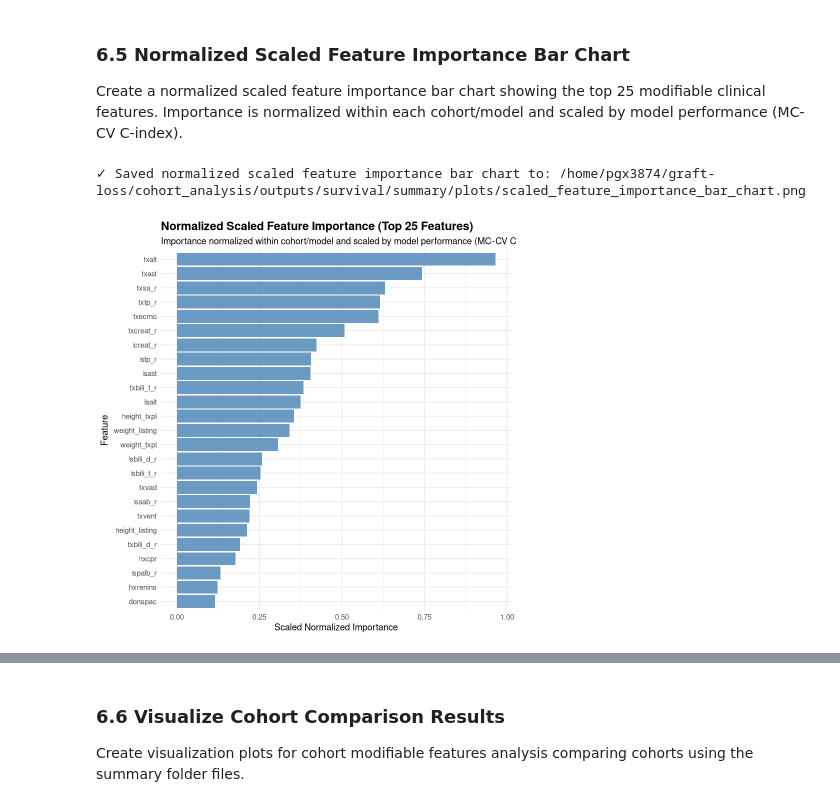
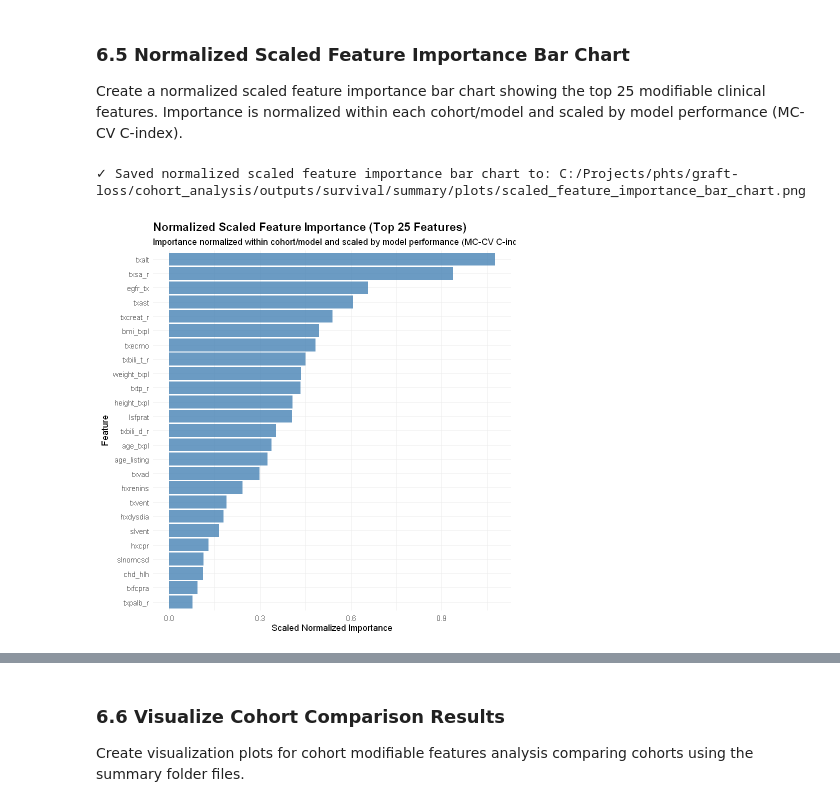
Before and after one commit to Jerome3590/phts, a Jupyter notebook: graft-loss/cohort_analysis/graft_loss_clinical_cohort_survival.ipynb, the cells around one changed output, grey strips where cells are left out. Cells and saved outputs as stored; diff of their text form; code cells hidden in the pictures.

Commit message:
Update cohort survival notebook, derived features, and cohort visualizations

```diff
--- a/graft-loss/cohort_analysis/graft_loss_clinical_cohort_survival.ipynb
+++ b/graft-loss/cohort_analysis/graft_loss_clinical_cohort_survival.ipynb
@@ -782,13 +819,10 @@ Execute MC-CV for all methods and periods
 - **1000 splits (extended run):** Linearly more expensive; expect roughly 8–10× the 100-split time.
 - **Note:** You can run each period separately by uncommenting only one `period_name` at a time, or reduce the number of methods/periods to shorten runtime further. Default is all methods for full dataset (all periods)
 # %%
-# Select periods and methods to run
-# In DEBUG_MODE, only run original period for speed
-period_names <- if (DEBUG_MODE) {
-  c("original")  # Debug: just one period (~2-5 min)
-} else {
-  c("original", "full", "full_no_covid")  # Full: all periods (~30-45 min)
-}
+# Select periods and methods to run for global (by-period) MC-CV
+# Cohort-only run: disable global MC-CV by default
+# To re-enable, set e.g. period_names <- c("full") or c("original", "full", "full_no_covid")
+period_names <- character(0)
 
 # Methods to run. Use wrapper functions from survival_helpers.R for consistency.
 # Includes RSF, AORSF, CatBoost, XGBoost, and XGBoost RF.
@@ -987,9 +1014,13 @@ library(DT)
 # EFFICIENCY FIX: Filter to modifiable features BEFORE expensive data preparation
 # This avoids processing hundreds of columns we don't need
 
-# First, identify which columns we need: modifiable features + time/status + primary_etiology (for cohort filtering)
+# First, identify which columns we need: clinical features + time/status + primary_etiology (for cohort filtering)
+# Include modifiable features plus key non-modifiable context features (age, hxsurg, chd_hlh, lsfprat)
+forced_context_features <- c("age_listing", "age_txpl", "hxsurg", "chd_hlh", "lsfprat")
+clinical_feature_set <- unique(c(modifiable_features, forced_context_features))
+
 required_cols <- c(
-  modifiable_features,  # Modifiable clinical features
+  clinical_feature_set,  # Clinical feature candidates
   "primary_etiology",   # Needed for cohort filtering
   "outcome_int_graft_loss", "outcome_graft_loss",  # Needed to create time/status
   "int_graft_loss", "graft_loss"  # Alternative names for time/status
@@ -1075,7 +1109,7 @@ cat(sprintf("\nCohort MC-CV configuration: %d splits, %.0f/%.0f train/test split
             cohort_mc_n_splits, cohort_mc_train_prop * 100, (1 - cohort_mc_train_prop) * 100))
 
 # Define output directories (needed for idempotency check)
-output_dir_base <- here("cohort_analysis", "outputs", "survival")
+output_dir_base <- get_survival_output_dir()
 summary_dir <- file.path(output_dir_base, "summary")
 
 cohort_mc_metrics_rows    <- list()
@@ -1204,9 +1238,29 @@ if (SKIP_EXISTING_OUTPUTS && file.exists(cohort_mc_cv_file)) {
 
     df <- cohorts[[cohort_name]]
 
-    # Data already filtered to modifiable features in Section 6.2
+    # Data already filtered to clinical features in Section 6.2
     # Just need to ensure time/status are valid and select relevant columns
     feature_cols <- intersect(modifiable_features, names(df))
+
+    # Prioritize "at transplant" labs over "at listing" labs in the modeling feature set
+    # If both transplant and listing versions exist, keep only the transplant version
+    transplant_preferred_pairs <- c(
+      "lcreat_r"      = "txcreat_r",
+      "lsast"         = "txast",
+      "lsalt"         = "txalt",
+      "lsbili_d_r"    = "txbili_d_r",
+      "lsbili_t_r"    = "txbili_t_r",
+      "lspalb_r"      = "txpalb_r",
+      "lssab_r"       = "txsa_r",
+      "lstp_r"        = "txtp_r",
+      "height_listing" = "height_txpl",
+      "weight_listing" = "weight_txpl"
+    )
+    listing_to_drop <- names(transplant_preferred_pairs)[
+      transplant_preferred_pairs %in% feature_cols & names(transplant_preferred_pairs) %in% feature_cols
+    ]
+    feature_cols <- setdiff(feature_cols, listing_to_drop)
+
     df_mod <- df %>%
       dplyr::select(time, status, dplyr::all_of(feature_cols)) %>%
       dplyr::filter(is.finite(time), time > 0, !is.na(status))
@@ -1414,7 +1493,7 @@ library(ggplot2)
 library(dplyr)
 
 # Check if required files exist
-output_dir_base <- here("cohort_analysis", "outputs", "survival")
+output_dir_base <- get_survival_output_dir()
 summary_dir <- file.path(output_dir_base, "summary")
 
 best_feat_path <- file.path(summary_dir, "best_clinical_features_by_cohort_mc_cv.csv")
@@ -1489,35 +1568,35 @@ if (file.exists(best_feat_path) && file.exists(metrics_path)) {
       y = "Scaled Normalized Importance"
     ) +
     theme_minimal() +
     theme(
       plot.title = element_text(size = 14, face = "bold"),
       plot.subtitle = element_text(size = 11),
       axis.text.y = element_text(size = 9)
     )
 
   # Display the plot
   print(p)
 
   # Also save to summary/plots directory
   plot_dir_summary <- file.path(summary_dir, "plots")
   dir.create(plot_dir_summary, showWarnings = FALSE, recursive = TRUE)
 
   ggplot2::ggsave(file.path(plot_dir_summary, "scaled_feature_importance_bar_chart.png"), p,
                   width = 12, height = 10, dpi = 300)
   cat("\n✓ Saved normalized scaled feature importance bar chart to:",
       file.path(plot_dir_summary, "scaled_feature_importance_bar_chart.png"), "\n")
 
 } else {
   cat("Required files not found. Please run Sections 6.3-6.4 first to generate:\n")
   cat("  -", best_feat_path, "\n")
   cat("  -", metrics_path, "\n")
   if (!file.exists(best_feat_path)) {
     cat("\nNote: Feature importance extraction may need to be added to the MC-CV code.\n")
   }
 }
 # %% [output]
-✓ Saved normalized scaled feature importance bar chart to: /home/pgx3874/graft-loss/cohort_analysis/outputs/survival/summary/plots/scaled_feature_importance_bar_chart.png
+✓ Saved normalized scaled feature importance bar chart to: C:/Projects/phts/graft-loss/cohort_analysis/outputs/survival/summary/plots/scaled_feature_importance_bar_chart.png
-[figure, old version]
+[figure, new version]
 # %%
 # Create C-index comparison table
 cindex_comparison <- map_df(period_names, function(period) {
```
Also changed, not shown: parts of 17 cells of this notebook, 39 other files.
